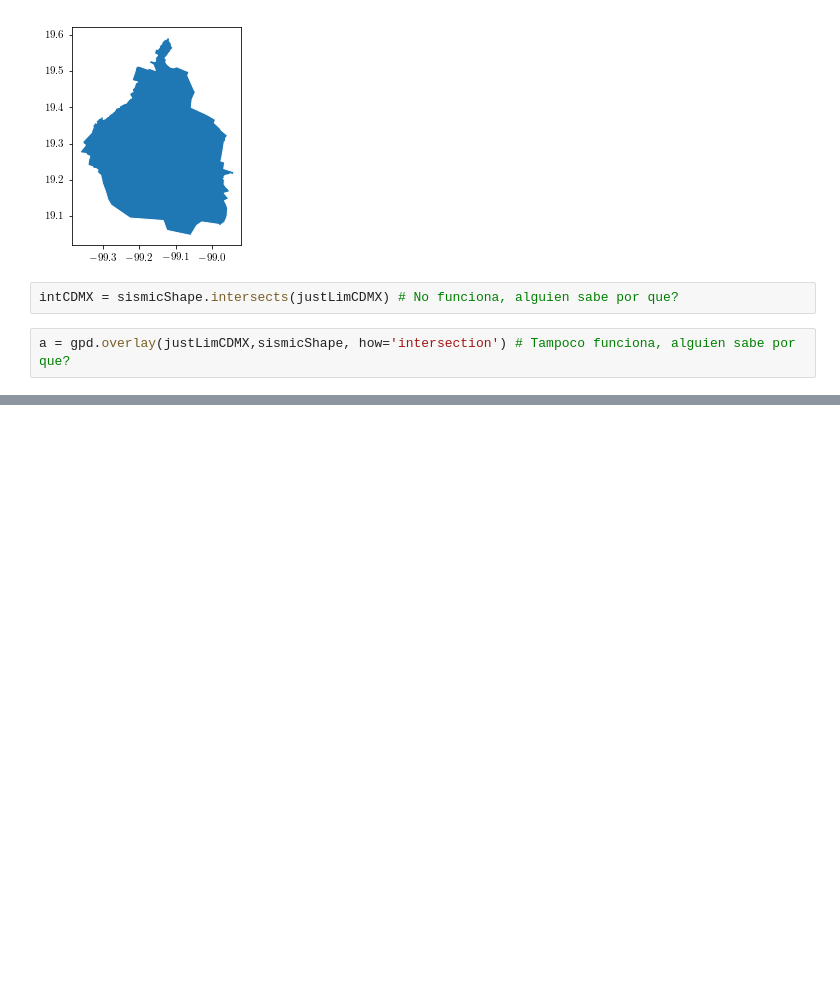
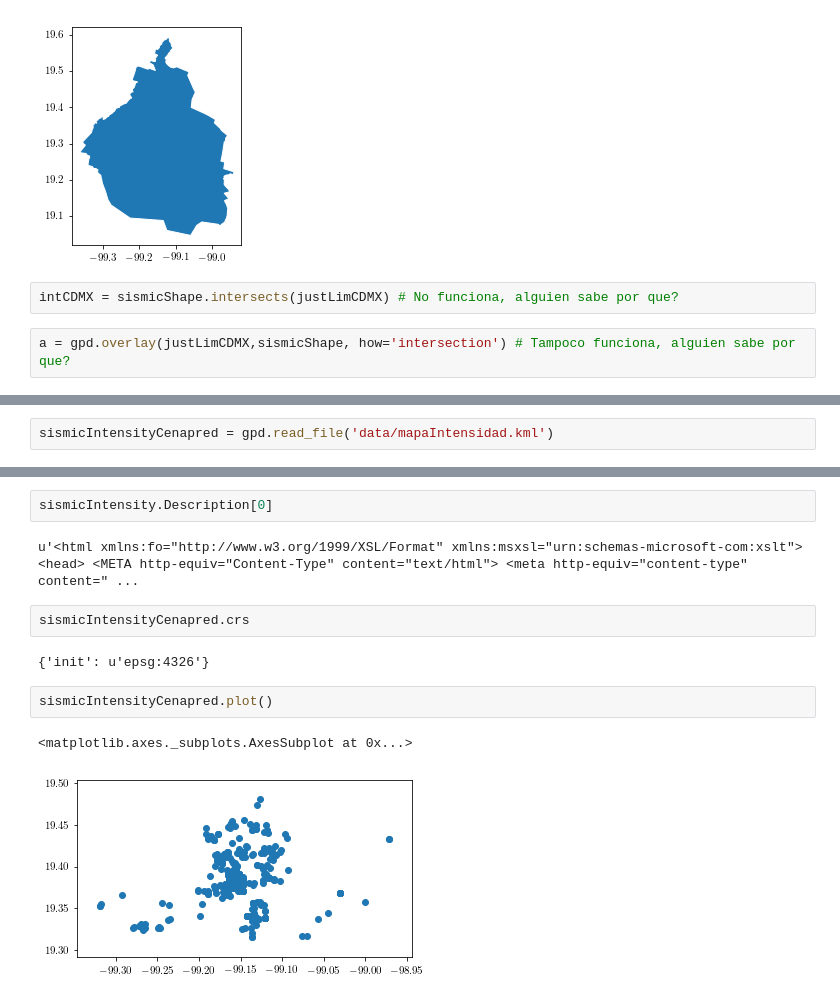
Before and after one commit to zamorays/cursoDatosGeograficos, a Jupyter notebook: Sesion 8 Matplotlib Pandas y Geopandas.ipynb, the cells around one changed output, grey strips where cells are left out. Cells and saved outputs as stored; diff of their text form; blank space fills up the shorter version.

```diff
--- a/Sesion 8 Matplotlib Pandas y Geopandas.ipynb
+++ b/Sesion 8 Matplotlib Pandas y Geopandas.ipynb
@@ -585,0 +584,2 @@ a = gpd.overlay(justLimCDMX,sismicShape, how='intersection') # Tampoco funciona,
+# %%
+sismicIntensityCenapred = gpd.read_file('data/mapaIntensidad.kml')
@@ -585,0 +595,13 @@ a = gpd.overlay(justLimCDMX,sismicShape, how='intersection') # Tampoco funciona,
+# %%
+sismicIntensity.Description[0]
+# %% [output]
+u'<html xmlns:fo="http://www.w3.org/1999/XSL/Format" xmlns:msxsl="urn:schemas-microsoft-com:xslt"> <head> <META http-equiv="Content-Type" content="text/html"> <meta http-equiv="content-type" content=" ...
+# %%
+sismicIntensityCenapred.crs
+# %% [output]
+{'init': u'epsg:4326'}
+# %%
+sismicIntensityCenapred.plot()
+# %% [output]
+<matplotlib.axes._subplots.AxesSubplot at 0x...>
+[figure, added]
```
Also changed, not shown: parts of 6 cells of this notebook, 1 other file.
